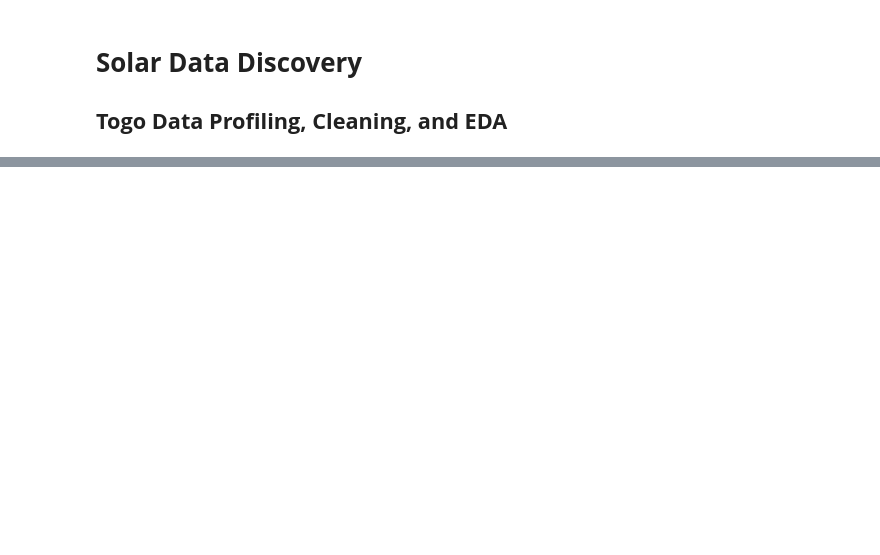
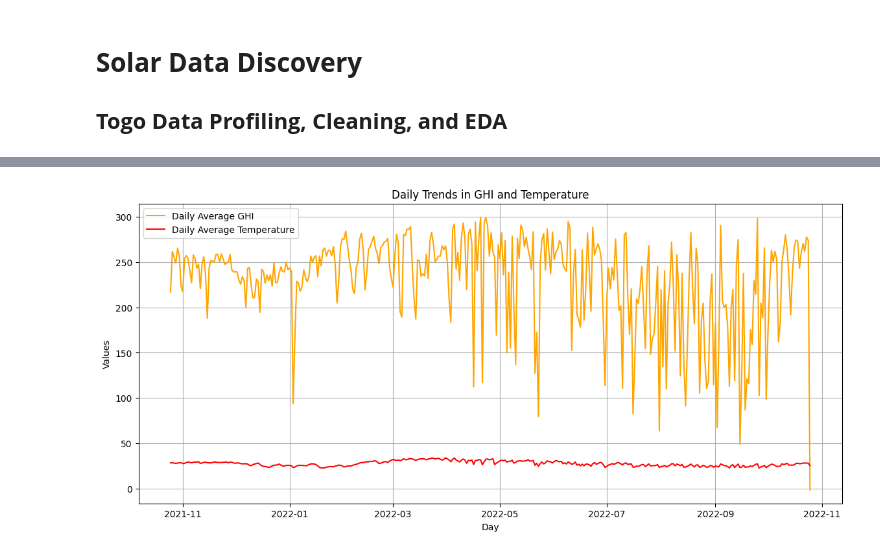
Before and after one commit to wondifraw/solar-challenge-week1, a Jupyter notebook: notebooks/togo_eda.ipynb, the cells around one changed output, grey strips where cells are left out. Saved outputs shown, nothing was run; the diff lists cells and outputs as text; code cells hidden in the pictures; blank space fills up the shorter version.

```diff
--- a/notebooks/togo_eda.ipynb
+++ b/notebooks/togo_eda.ipynb
@@ -689,0 +138,4 @@ plt.show()
+# %%
+plot_daily_trends(cleaned_df)
+# %% [output]
+[figure, added]
```
Also changed, not shown: parts of 91 cells of this notebook, 1 other file.
